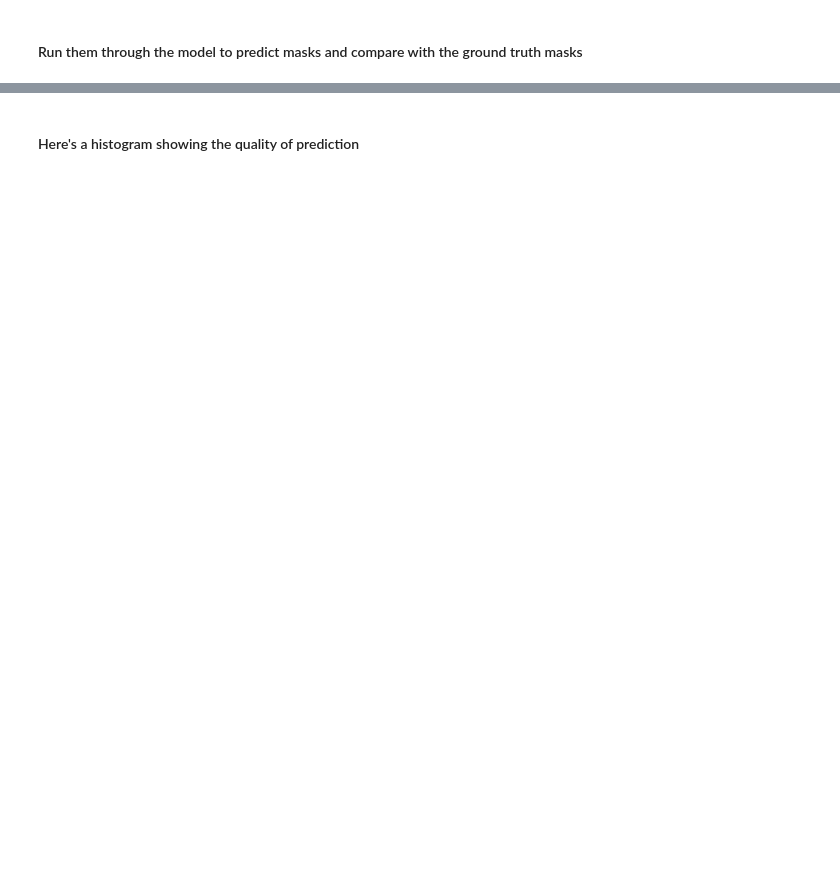
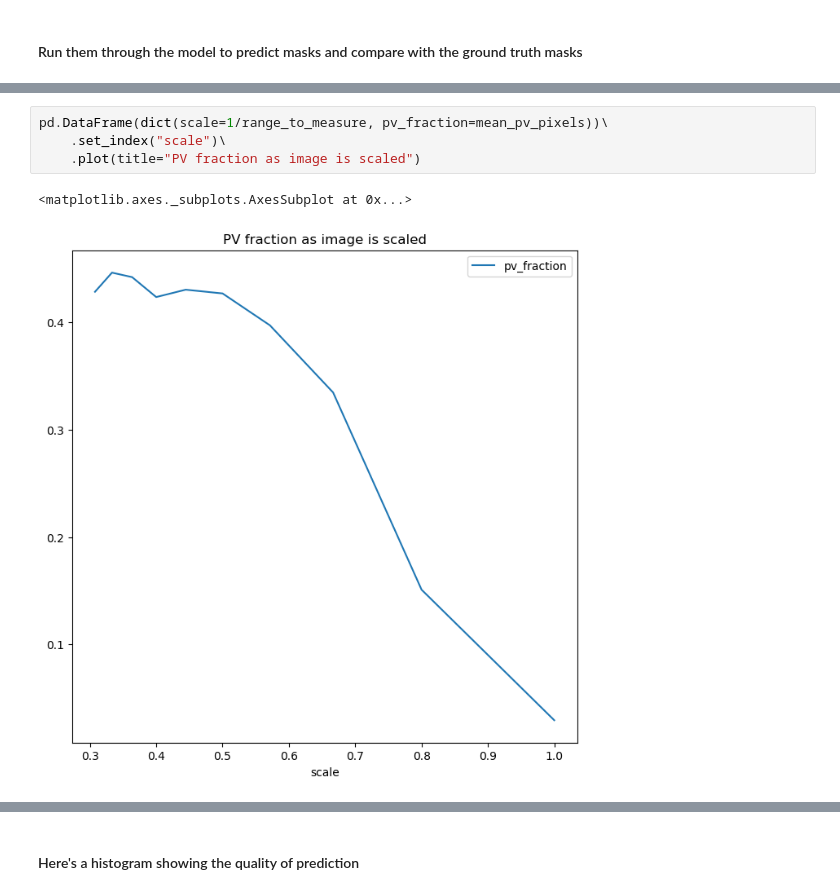
Before and after one commit to dldx/PV-detector, a Jupyter notebook: Validate the results.ipynb, the cells around one changed output, grey strips where cells are left out. Cells and saved outputs as stored; diff of their text form; blank space fills up the shorter version.

```diff
--- a/Validate the results.ipynb
+++ b/Validate the results.ipynb
@@ -87,0 +116,7 @@ test_data = get_image_data(N_TILES, True, image_folder=TEST_IMAGE_FOLDER)
+# %%
+pd.DataFrame(dict(scale=1/range_to_measure, pv_fraction=mean_pv_pixels))\
+    .set_index("scale")\
+    .plot(title="PV fraction as image is scaled")
+# %% [output]
+<matplotlib.axes._subplots.AxesSubplot at 0x...>
+[figure, added]
```
Also changed, not shown: parts of 18 cells of this notebook, 2 other files.
